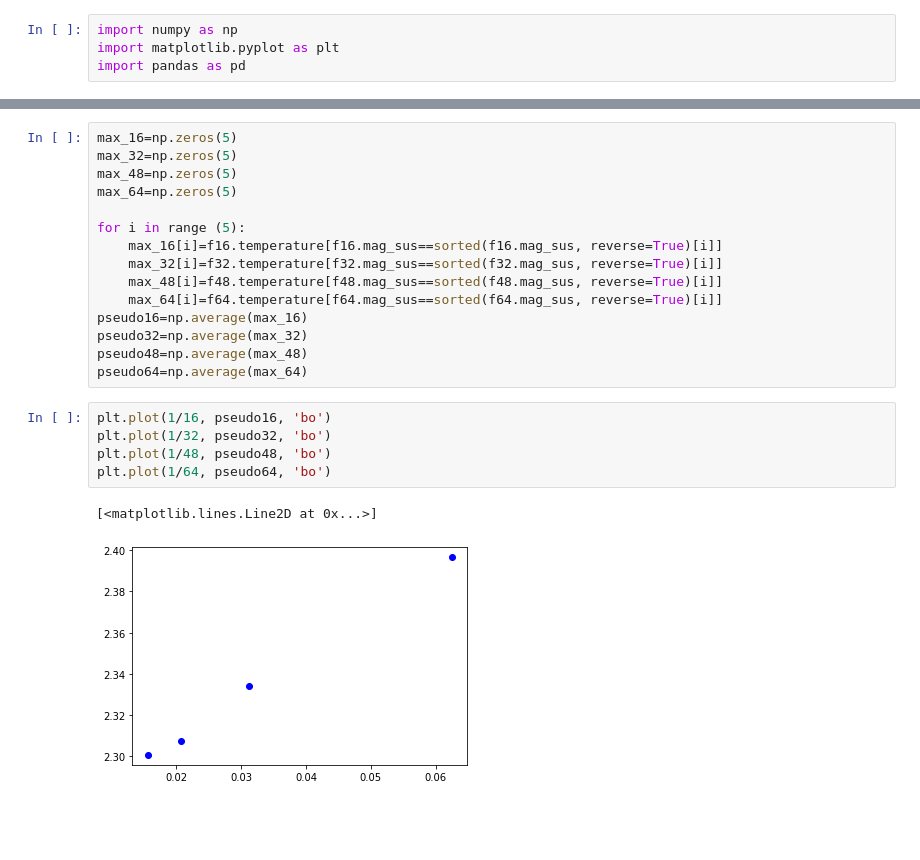
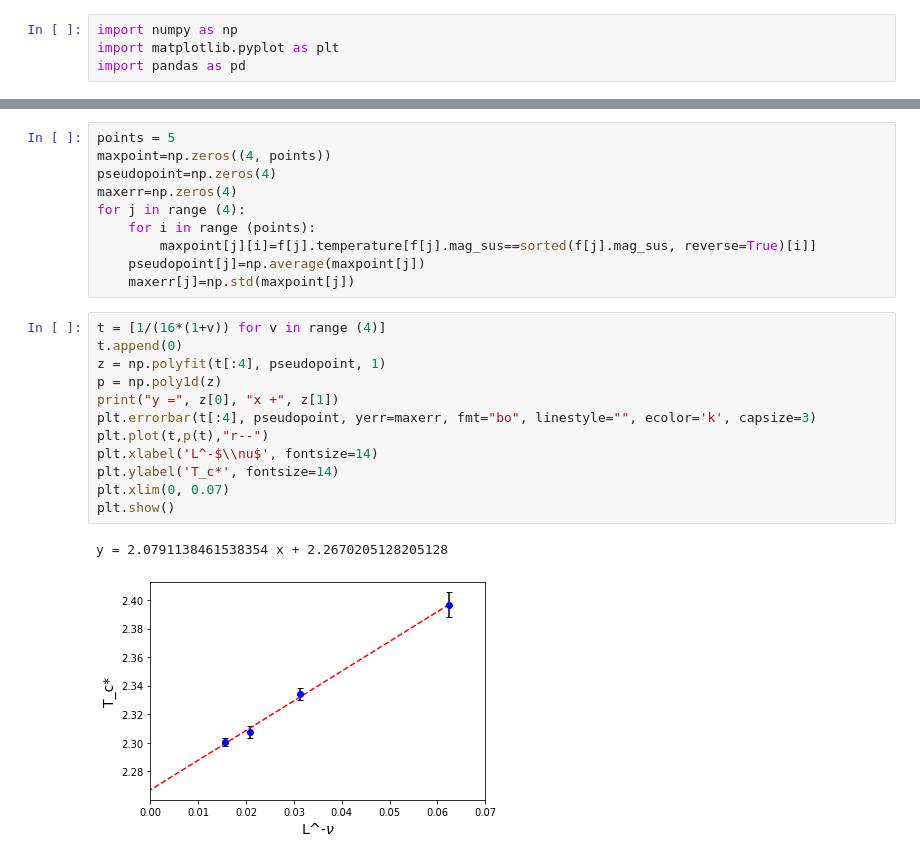
Before and after one commit to aadeliee22/MCMCIsing_SLMC, a Jupyter notebook: python/2nd/plot_cluster.ipynb, the cells around one changed output, grey strips where cells are left out. Cells and saved outputs as stored; diff of their text form; blank space fills up the shorter version.

```diff
--- a/python/2nd/plot_cluster.ipynb
+++ b/python/2nd/plot_cluster.ipynb
@@ -97,23 +95,25 @@ plt.show()
-# %%
-max_16=np.zeros(5)
-max_32=np.zeros(5)
-max_48=np.zeros(5)
-max_64=np.zeros(5)
-
-for i in range (5):
-    max_16[i]=f16.temperature[f16.mag_sus==sorted(f16.mag_sus, reverse=True)[i]]
-    max_32[i]=f32.temperature[f32.mag_sus==sorted(f32.mag_sus, reverse=True)[i]]
-    max_48[i]=f48.temperature[f48.mag_sus==sorted(f48.mag_sus, reverse=True)[i]]
-    max_64[i]=f64.temperature[f64.mag_sus==sorted(f64.mag_sus, reverse=True)[i]]
-pseudo16=np.average(max_16)
-pseudo32=np.average(max_32)
-pseudo48=np.average(max_48)
-pseudo64=np.average(max_64)
-# %%
-plt.plot(1/16, pseudo16, 'bo')
-plt.plot(1/32, pseudo32, 'bo')
-plt.plot(1/48, pseudo48, 'bo')
-plt.plot(1/64, pseudo64, 'bo')
-# %% [output]
-[<matplotlib.lines.Line2D at 0x...>]
-[figure, removed]
+# %%
+points = 5
+maxpoint=np.zeros((4, points))
+pseudopoint=np.zeros(4)
+maxerr=np.zeros(4)
+for j in range (4):
+    for i in range (points):
+        maxpoint[j][i]=f[j].temperature[f[j].mag_sus==sorted(f[j].mag_sus, reverse=True)[i]]
+    pseudopoint[j]=np.average(maxpoint[j])
+    maxerr[j]=np.std(maxpoint[j])
+# %%
+t = [1/(16*(1+v)) for v in range (4)]
+t.append(0)
+z = np.polyfit(t[:4], pseudopoint, 1)
+p = np.poly1d(z)
+print("y =", z[0], "x +", z[1])
+plt.errorbar(t[:4], pseudopoint, yerr=maxerr, fmt="bo", linestyle="", ecolor='k', capsize=3)
+plt.plot(t,p(t),"r--")
+plt.xlabel('L^-$\\nu$', fontsize=14)
+plt.ylabel('T_c*', fontsize=14)
+plt.xlim(0, 0.07)
+plt.show()
+# %% [output]
+y = 2.0791138461538354 x + 2.2670205128205128
+[figure, added]
```
Also changed, not shown: parts of 8 cells of this notebook.
